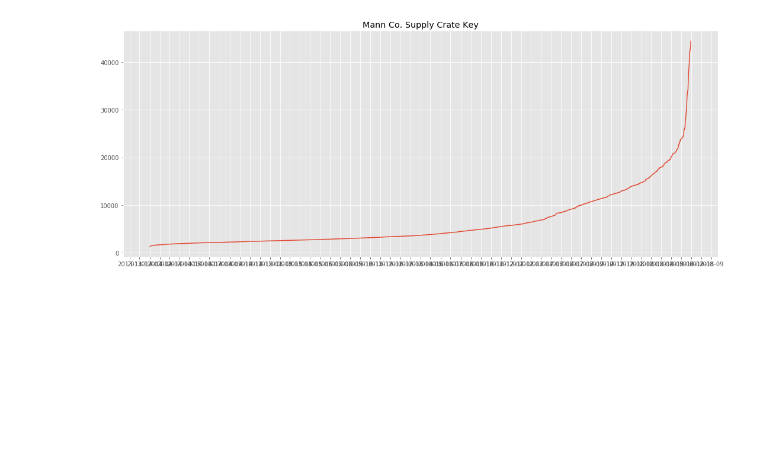
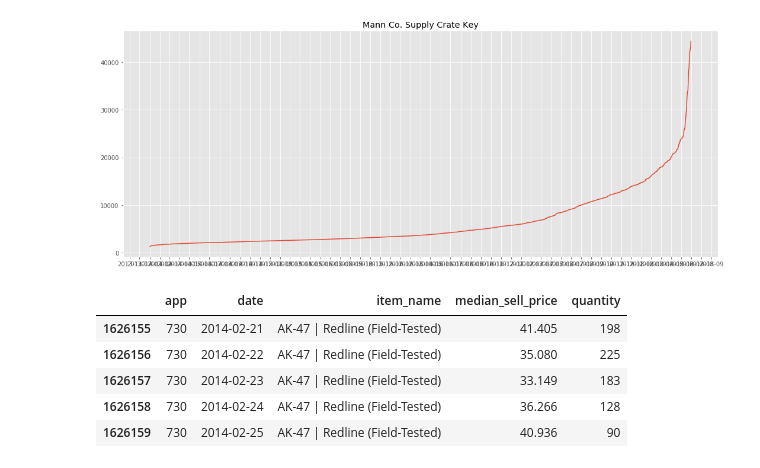
Before and after one commit to AkshayJ0shi/steam_anomaly_detection_capstone, a Jupyter notebook: present_arima.ipynb, the cells around one changed output. Saved outputs shown, nothing was run; the diff lists cells and outputs as text; code cells hidden in the pictures; blank space fills up the shorter version.

```diff
--- a/present_arima.ipynb
+++ b/present_arima.ipynb
@@ -256,0 +257,9 @@ plot_raw(dfkey, ax, ycol='quantity')
+# %%
+df_gun.head()
+# %% [output]
+|  | app | date | item_name | median_sell_price | quantity |
+| 1626155 | 730 | 2014-02-21 | AK-47 | Redline (Field-Tested) | 41.405 | 198 |
+| 1626156 | 730 | 2014-02-22 | AK-47 | Redline (Field-Tested) | 35.080 | 225 |
+| 1626157 | 730 | 2014-02-23 | AK-47 | Redline (Field-Tested) | 33.149 | 183 |
+| 1626158 | 730 | 2014-02-24 | AK-47 | Redline (Field-Tested) | 36.266 | 128 |
+| 1626159 | 730 | 2014-02-25 | AK-47 | Redline (Field-Tested) | 40.936 | 90 |
```
Also changed, not shown: parts of 13 cells of this notebook, 2 other files.
